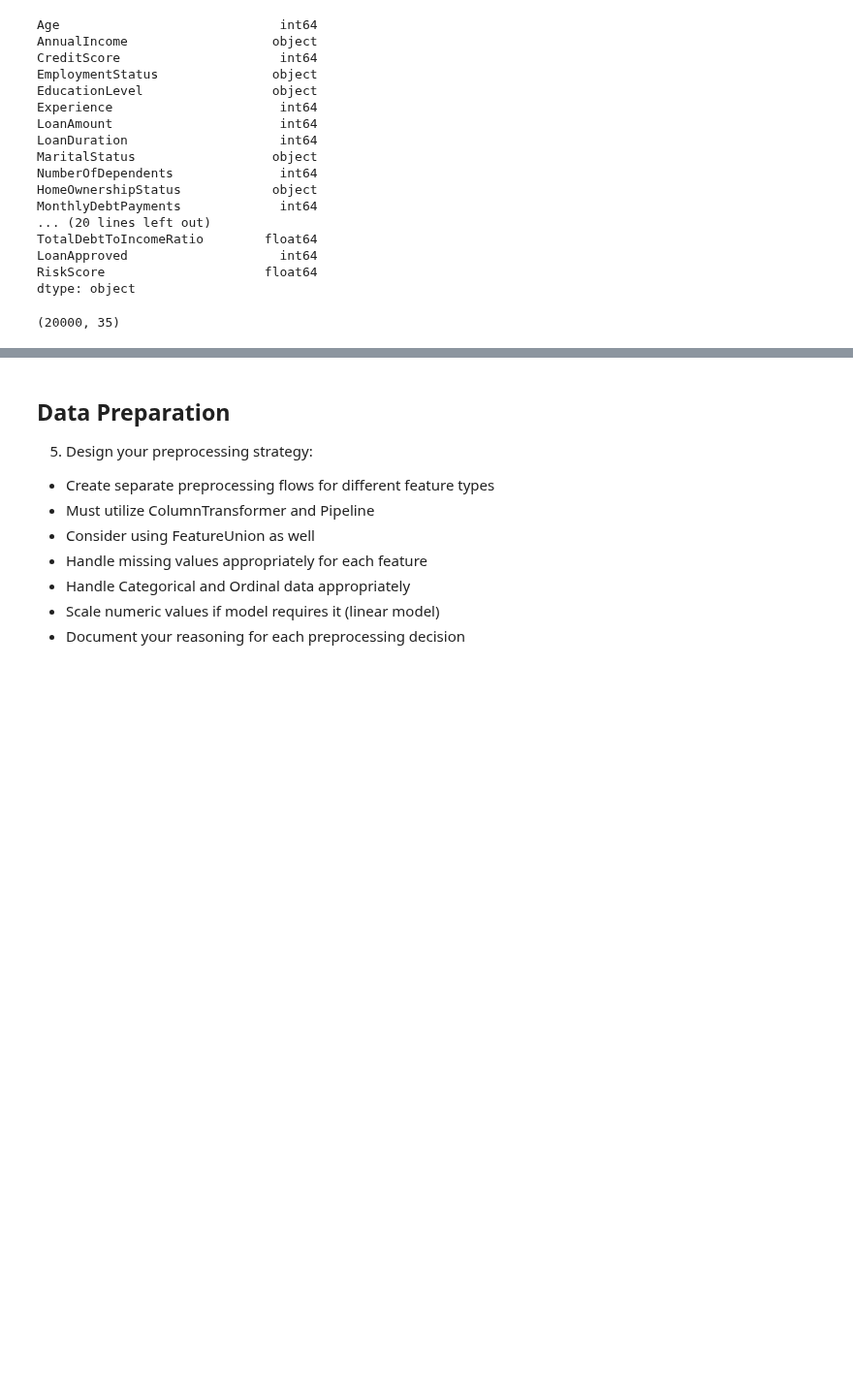
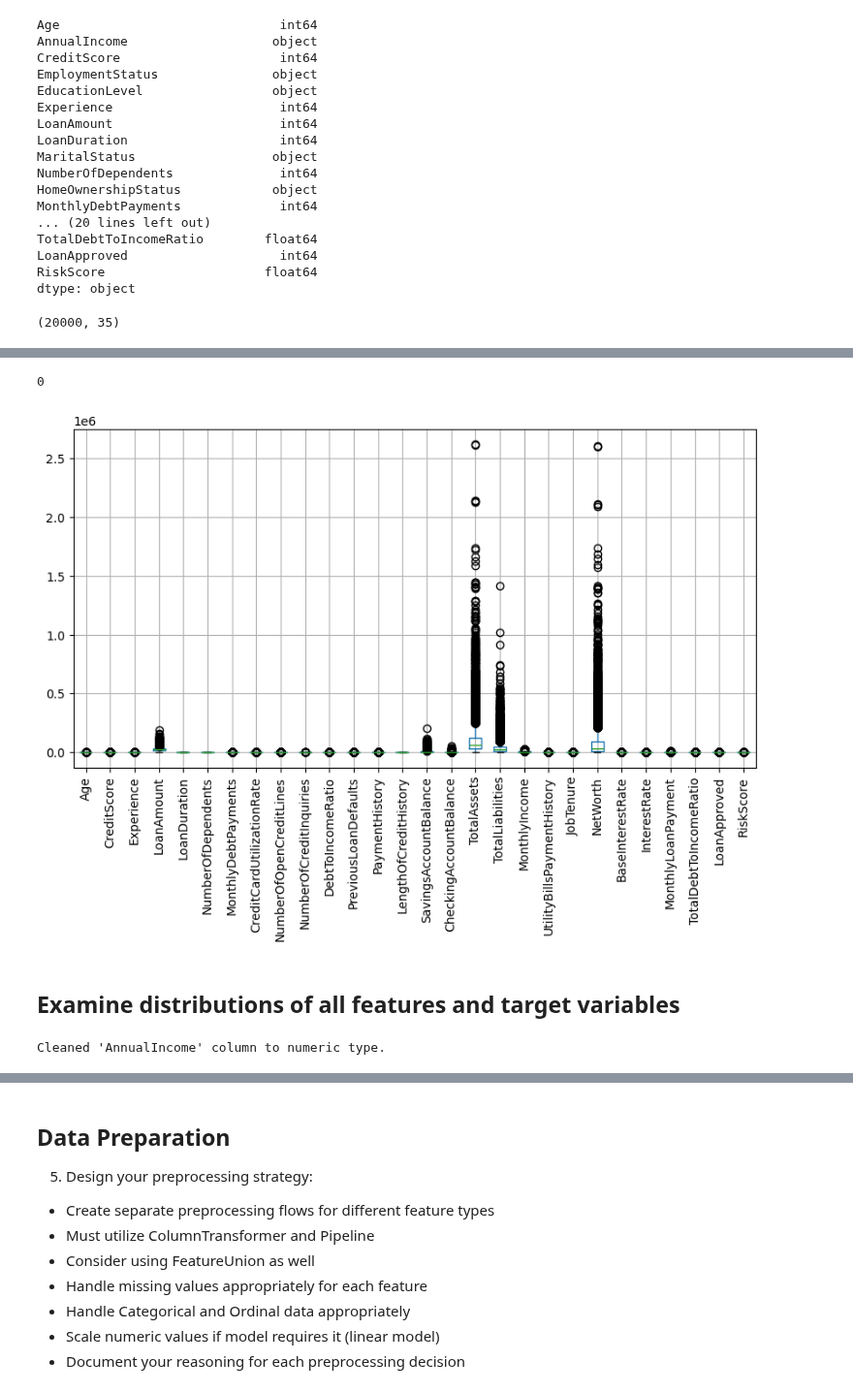
Before and after one commit to AlvinEchoka/Loan-Approval, a Jupyter notebook: financial_loan_risk.ipynb, the cells around one changed output, grey strips where cells are left out. Shown at 97% size. Cells and saved outputs as stored; diff of their text form; code cells hidden in the pictures; blank space fills up the shorter version.

```diff
--- a/financial_loan_risk.ipynb
+++ b/financial_loan_risk.ipynb
@@ -163,0 +180,20 @@ print(df.shape)
+# %%
+# Checking for duplicates
+df.duplicated().sum()
+# %% [output]
+0
+# %%
+# checking for outliers using boxplots
+df.boxplot(figsize=(10,5))
+plt.xticks(rotation=90)
+plt.show()
+# %% [output]
+[figure, added]
+# %% [markdown]
+## Examine distributions of all features and target variables
+# %%
+# Clean 'AnnualIncome' column
+df['AnnualIncome'] = df['AnnualIncome'].replace('[$,]', '', regex=True).astype(float)
+print("Cleaned 'AnnualIncome' column to numeric type.")
+# %% [output]
+Cleaned 'AnnualIncome' column to numeric type.
```
Also changed, not shown: parts of 20 cells of this notebook.
